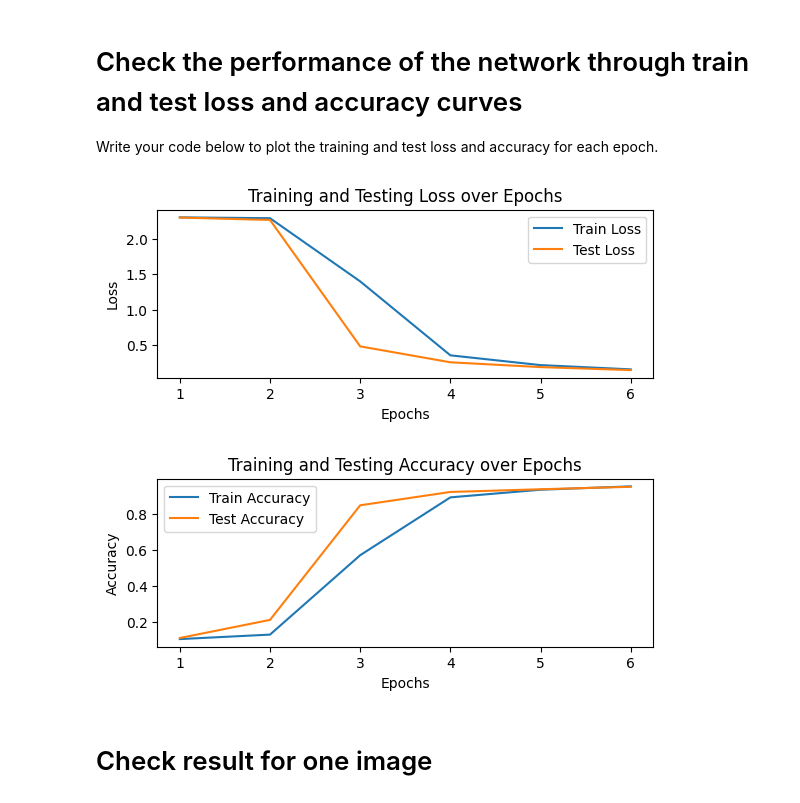
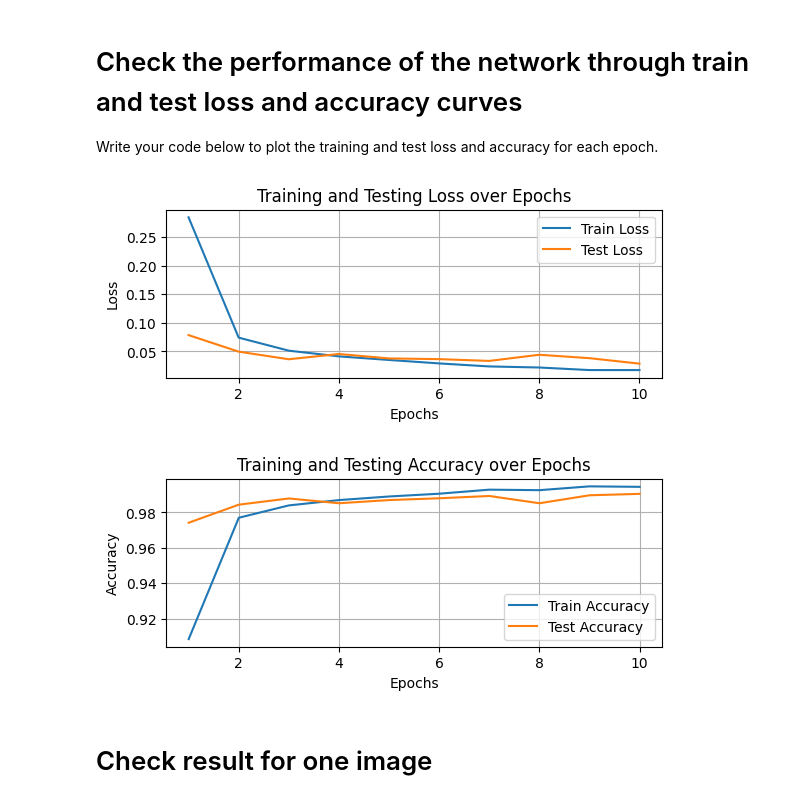
Before and after one commit to KasperMollerHansen/DeepLearning, a Jupyter notebook: jonathan/week_3_3.ipynb, the cells around one changed output. Saved outputs shown, nothing was run; the diff lists cells and outputs as text; code cells hidden in the pictures.

```diff
--- a/jonathan/week_3_3.ipynb
+++ b/jonathan/week_3_3.ipynb
@@ -297,13 +297,13 @@ test_accuracies = []
 
 model = NeuralNetwork().to(device)
 
-learning_rate = 0.01
+learning_rate = 0.001
 
 loss_fn = nn.CrossEntropyLoss()
 optimizer = torch.optim.Adam(model.parameters(), lr=learning_rate) # Let's use stocastic gradient descent (We will talk about it in the coming weeks)
 
 
-epochs = 6
+epochs = 10
 for t in range(epochs):
     if t % 4 == 0:
         clear_output(wait=True)
@@ -333,24 +333,26 @@ Write your code below to plot the training and test loss and accuracy for each e
 # %%
 plt.subplot(2,1,1)
 plt.plot(range(1, epochs+1), train_losses, label="Train Loss")
 plt.plot(range(1, epochs+1), test_losses, label="Test Loss")
 plt.xlabel("Epochs")
 plt.ylabel("Loss")
 plt.title("Training and Testing Loss over Epochs")
 plt.legend()
+plt.grid()
 plt.show()
 
 plt.subplot(2,1,2)
 plt.plot(range(1, epochs+1), train_accuracies, label="Train Accuracy")
 plt.plot(range(1, epochs+1), test_accuracies, label="Test Accuracy")
 plt.xlabel("Epochs")
 plt.ylabel("Accuracy")
 plt.title("Training and Testing Accuracy over Epochs")
 plt.legend()
+plt.grid()
 plt.show()
 # %% [output]
-[figure, old version]
+[figure, new version]
-[figure, old version]
+[figure, new version]
 # %% [markdown]
 # Check result for one image
 # %%
```
Also changed, not shown: parts of 4 cells of this notebook.
